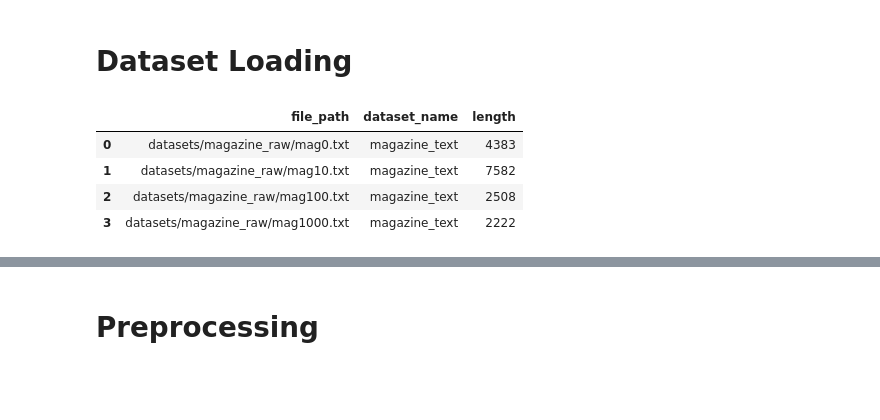
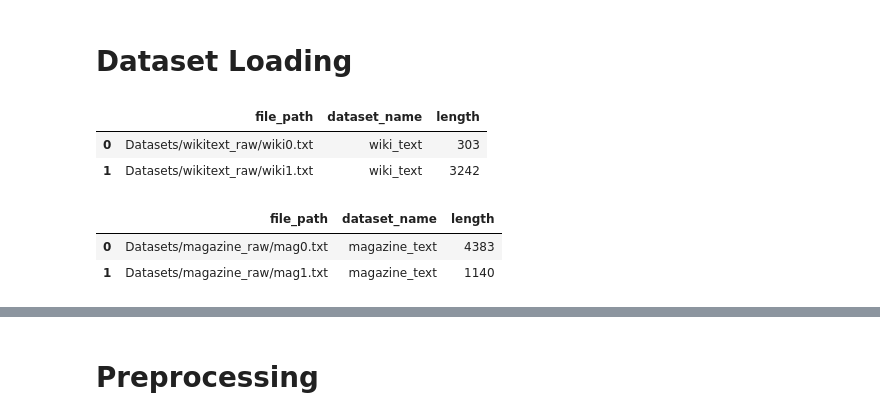
Before and after one commit to lkarjun/malayalam-language-model, a Jupyter notebook: Data-Preprocessing/data_preprocessing.ipynb, the cells around one changed output, grey strips where cells are left out. Saved outputs shown, nothing was run; the diff lists cells and outputs as text; code cells hidden in the pictures; blank space fills up the shorter version.

```diff
--- a/Data-Preprocessing/data_preprocessing.ipynb
+++ b/Data-Preprocessing/data_preprocessing.ipynb
@@ -66,14 +33,18 @@ from fastai.text.all import *
 # %%
 mag = pd.read_csv(BASE_PATH/'magazine_files.csv')
 wiki = pd.read_csv(BASE_PATH/'wikitext_files.csv')
+# %%
+wiki.head(2)
+# %% [output]
+|  | file_path | dataset_name | length |
+| 0 | Datasets/wikitext_raw/wiki0.txt | wiki_text | 303 |
+| 1 | Datasets/wikitext_raw/wiki1.txt | wiki_text | 3242 |
 # %%
-mag.head(4)
+mag.head(2)
 # %% [output]
 |  | file_path | dataset_name | length |
-| 0 | datasets/magazine_raw/mag0.txt | magazine_text | 4383 |
-| 1 | datasets/magazine_raw/mag10.txt | magazine_text | 7582 |
-| 2 | datasets/magazine_raw/mag100.txt | magazine_text | 2508 |
-| 3 | datasets/magazine_raw/mag1000.txt | magazine_text | 2222 |
+| 0 | Datasets/magazine_raw/mag0.txt | magazine_text | 4383 |
+| 1 | Datasets/magazine_raw/mag1.txt | magazine_text | 1140 |
 # %%
 def open_files(path: str):
     with open(path, 'r', encoding='utf-8') as file:
```
Also changed, not shown: parts of 18 cells of this notebook.
